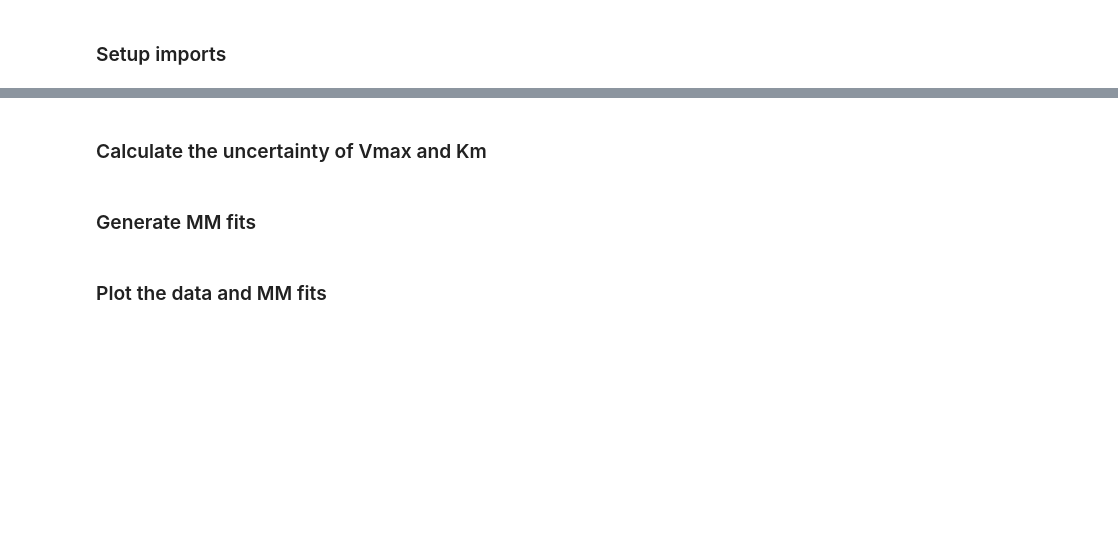
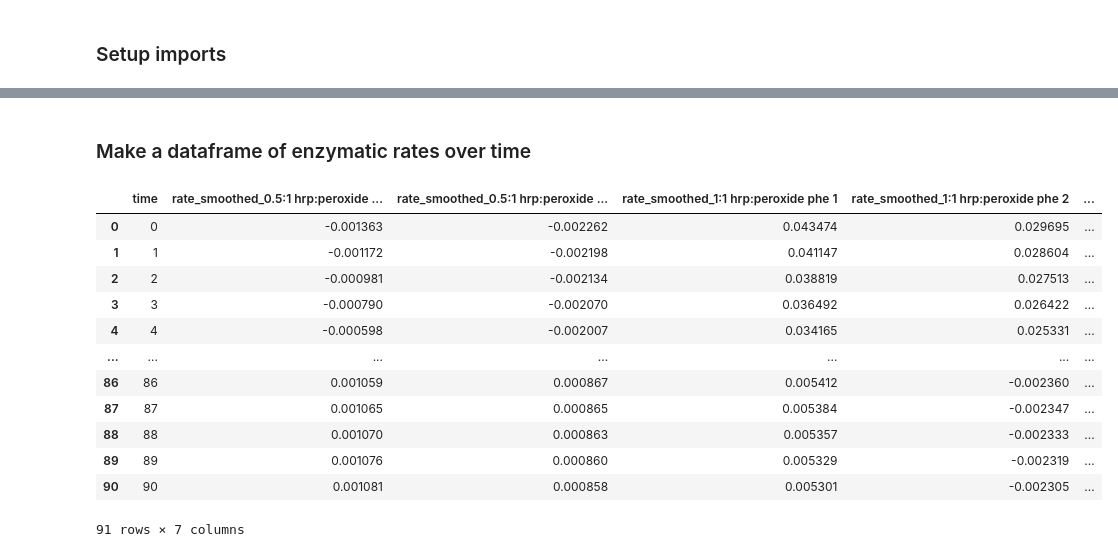
Before and after one commit to UH-MBBE/hrp_modelling, a Jupyter notebook: notebooks/A_mm_fitting.ipynb, the cells around one changed output, grey strips where cells are left out. Drawn from its saved outputs; the diff is of its cells as text; code cells hidden in the pictures; blank space fills up the shorter version.

```diff
--- a/notebooks/A_mm_fitting.ipynb
+++ b/notebooks/A_mm_fitting.ipynb
@@ -53,0 +31,32 @@ phenol_hrp_to_peroxide_ratio_df
+# %%
+# Create new time points from 0 to 90 minutes (1-minute intervals)
+new_time_points = np.arange(0, 91, 1)
+
+# Create an empty DataFrame for the new interpolated and smoothed data
+interpolated_df = pd.DataFrame({'time': new_time_points})
+
+# Produce a linear interpolation of each column
+for col in phenol_hrp_to_peroxide_ratio_df.columns[1:]:
+
+    # first create linear interpolations between measured time points
+    interpolation_func = interp1d(
+        phenol_hrp_to_peroxide_ratio_df['time'],
+        phenol_hrp_to_peroxide_ratio_df[col],
+        kind='linear',
+        fill_value="extrapolate"
+    )
+    interpolated_values = interpolation_func(new_time_points)
+    interpolated_df[col] = interpolated_values
+
+# Apply the Savitzky-Golay filter to smooth the interpolated data
+smoothed_df = pd.DataFrame({'time': new_time_points})
+
+# Define the window length and polynomial order
+window_length = 25  # Should be odd and larger for smoother curves
+poly_order = 2
+
+for col in interpolated_df.columns[1:]:
+    smoothed_values = savgol_filter(interpolated_df[col], window_length, poly_order)
+    smoothed_df[f'smoothed_{col}'] = smoothed_values
+
+smoothed_df.head(10)
@@ -82,2 +110,0 @@ plt.show()
-# %% [markdown]
-### Calculate the uncertainty of Vmax and Km
@@ -118,2 +110,0 @@ find_mm_fit_uncertainty(phenol_hrp_to_peroxide_ratio_df, '2:1')
-# %% [markdown]
-### Generate MM fits
@@ -131,2 +111,29 @@ phenol_hrp_to_peroxide_ratio_df
-# %% [markdown]
-### Plot the data and MM fits
+# %% [markdown]
+### Make a dataframe of enzymatic rates over time
+# %%
+# start the dataframe with by using the smoothed time column
+rates_df = pd.DataFrame({'time': smoothed_df['time']})
+
+# Use Savitzky-Golay filter to calculate the derivative (rate of change) of the phenol concentrations
+window_length = 25  # Adjust as needed
+poly_order = 2
+
+for col in smoothed_df.columns[1:]:
+    rate_values = savgol_filter(smoothed_df[col], window_length, poly_order, deriv=1)
+    rates_df[f'rate_{col}'] = -1 * rate_values
+
+rates_df
+# %% [output]
+|  | time | rate_smoothed_0.5:1 hrp:peroxide ... | rate_smoothed_0.5:1 hrp:peroxide ... | rate_smoothed_1:1 hrp:peroxide phe 1 | rate_smoothed_1:1 hrp:peroxide phe 2 | ... |
+| 0 | 0 | -0.001363 | -0.002262 | 0.043474 | 0.029695 | ... |
+| 1 | 1 | -0.001172 | -0.002198 | 0.041147 | 0.028604 | ... |
+| 2 | 2 | -0.000981 | -0.002134 | 0.038819 | 0.027513 | ... |
+| 3 | 3 | -0.000790 | -0.002070 | 0.036492 | 0.026422 | ... |
+| 4 | 4 | -0.000598 | -0.002007 | 0.034165 | 0.025331 | ... |
+| ... | ... | ... | ... | ... | ... | ... |
+| 86 | 86 | 0.001059 | 0.000867 | 0.005412 | -0.002360 | ... |
+| 87 | 87 | 0.001065 | 0.000865 | 0.005384 | -0.002347 | ... |
+| 88 | 88 | 0.001070 | 0.000863 | 0.005357 | -0.002333 | ... |
+| 89 | 89 | 0.001076 | 0.000860 | 0.005329 | -0.002319 | ... |
+| 90 | 90 | 0.001081 | 0.000858 | 0.005301 | -0.002305 | ... |
+91 rows × 7 columns
```
Also changed, not shown: parts of 17 cells of this notebook, 1 other file.
